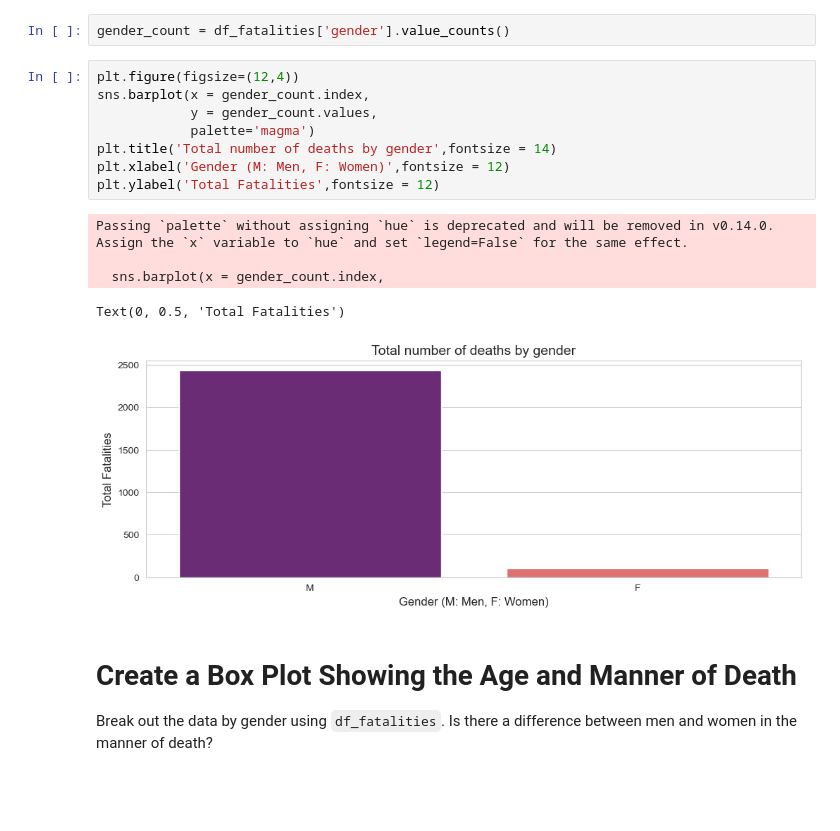
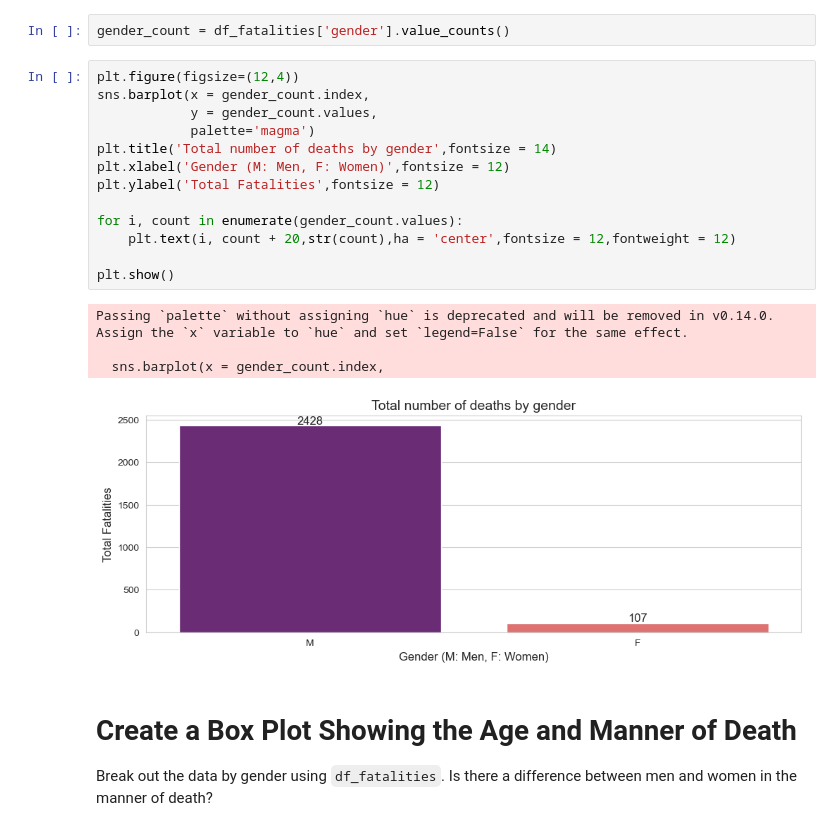
Before and after one commit to CyberWol-12/Fatal_Force, a Jupyter notebook: Fatal_Force_(start).ipynb, the cells around one changed output. Cells and saved outputs as stored; diff of their text form; blank space fills up the shorter version.

Commit message:
gender rate

```diff
--- a/Fatal_Force_(start).ipynb
+++ b/Fatal_Force_(start).ipynb
@@ -415,17 +415,21 @@ gender_count = df_fatalities['gender'].value_counts()
 # %%
 plt.figure(figsize=(12,4))
 sns.barplot(x = gender_count.index,
             y = gender_count.values,
             palette='magma')
 plt.title('Total number of deaths by gender',fontsize = 14)
 plt.xlabel('Gender (M: Men, F: Women)',fontsize = 12)
 plt.ylabel('Total Fatalities',fontsize = 12)
+
+for i, count in enumerate(gender_count.values):
+    plt.text(i, count + 20,str(count),ha = 'center',fontsize = 12,fontweight = 12)
+
+plt.show()
 # %% [output]
 Passing `palette` without assigning `hue` is deprecated and will be removed in v0.14.0. Assign the `x` variable to `hue` and set `legend=False` for the same effect.
 
   sns.barplot(x = gender_count.index,
-Text(0, 0.5, 'Total Fatalities')
-[figure, old version]
+[figure, new version]
 # %% [markdown]
 # Create a Box Plot Showing the Age and Manner of Death
 
```
